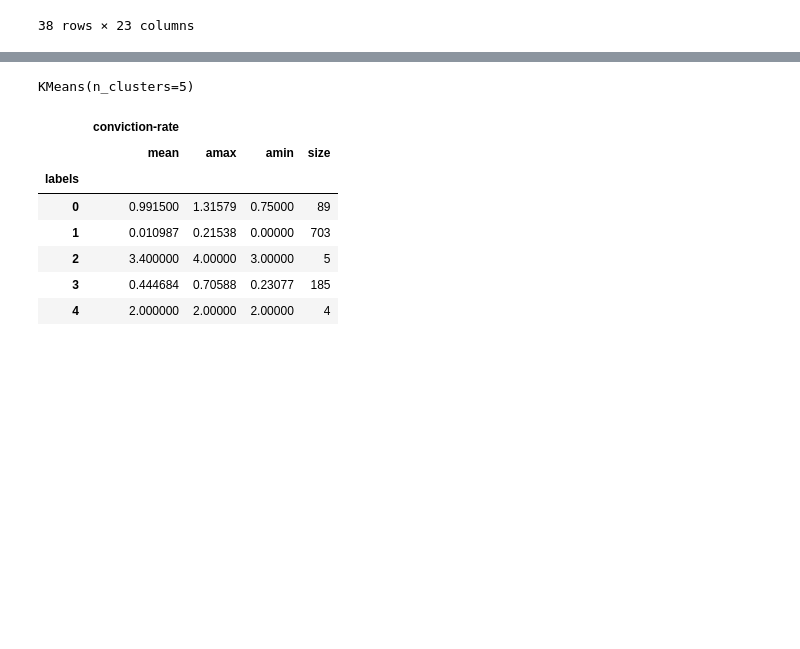
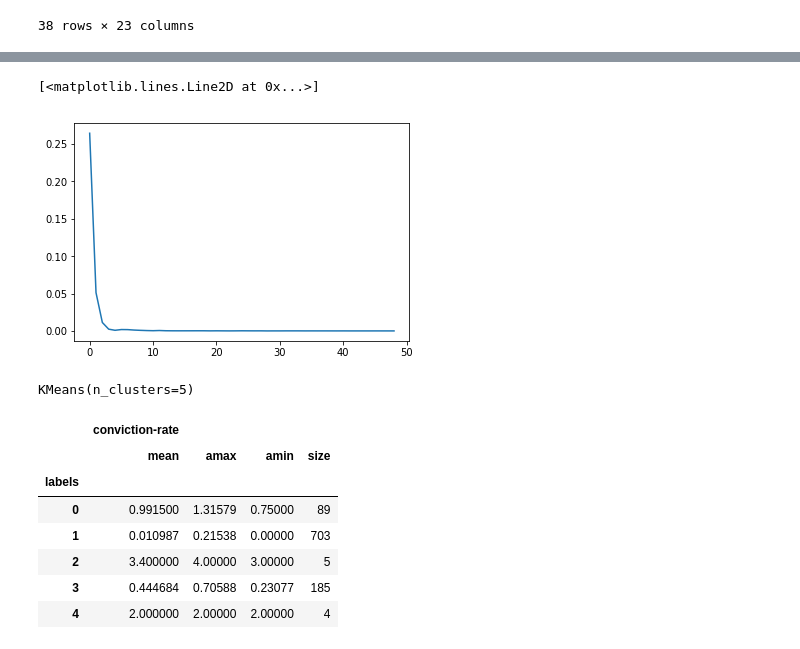
Before and after one commit to pezpet/group-1-project-4, a Jupyter notebook: CM_data_cleaning.ipynb, the cells around one changed output, grey strips where cells are left out. Saved outputs shown, nothing was run; the diff lists cells and outputs as text; code cells hidden in the pictures; blank space fills up the shorter version.

```diff
--- a/CM_data_cleaning.ipynb
+++ b/CM_data_cleaning.ipynb
@@ -62,0 +99,7 @@ cr = pd.read_csv("./base_data/conviction-rates.csv")
+# %%
+silhouette_list = []
+
+for k in range(2, 51):
+    kmeans = KMeans(n_clusters=k, random_state=12)
+    kmeans.fit(pr_ss)
+    silhouette_list.append(silhouette_score(pr_ss, kmeans.labels_))
@@ -63,3 +120,8 @@ cr = pd.read_csv("./base_data/conviction-rates.csv")
+# %%
+plt.plot(silhouette_list)
+# %% [output]
+[<matplotlib.lines.Line2D at 0x...>]
+[figure, added]
 # %%
 X = cr[['conviction-rate']]
 # %%
```
Also changed, not shown: parts of 11 cells of this notebook, 18 other files.
